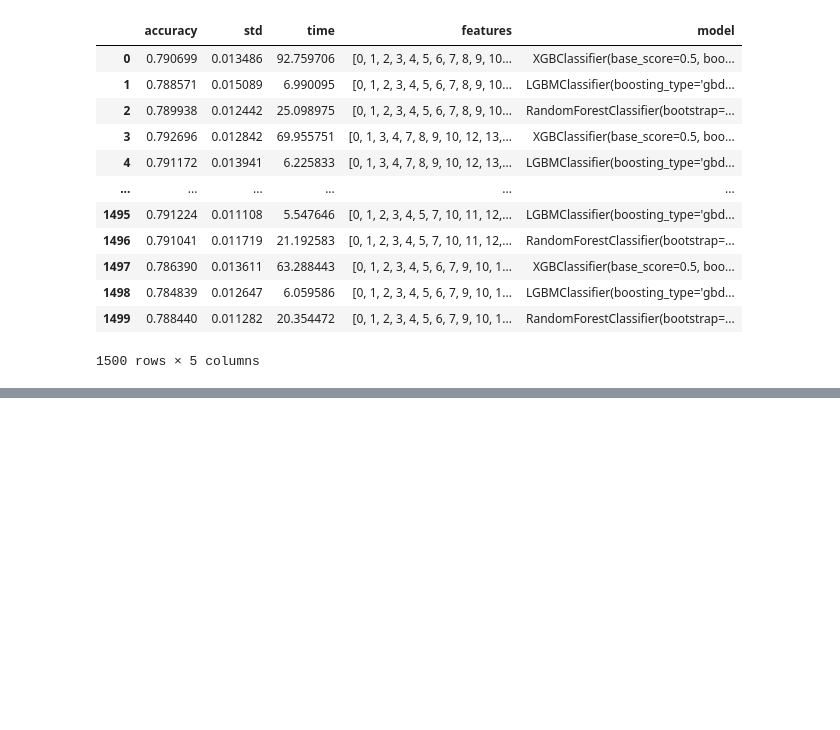
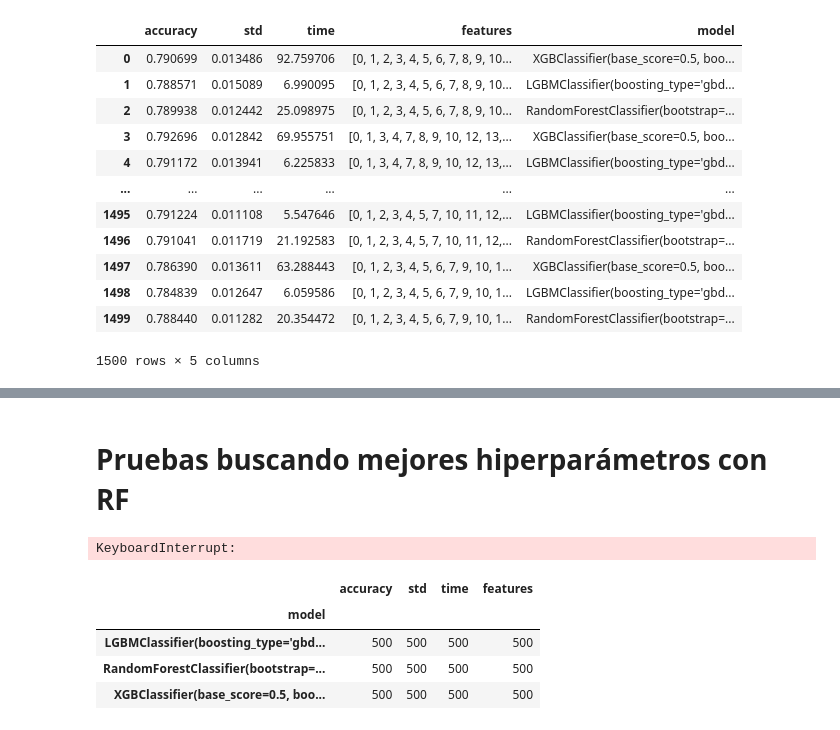
Before and after one commit to danielacarrero/orga-datos, a Jupyter notebook: TP2/tree ensamble/tree_ensamble.ipynb, the cells around one changed output, grey strips where cells are left out. Cells and saved outputs as stored; diff of their text form; code cells hidden in the pictures; blank space fills up the shorter version.

```diff
--- a/TP2/tree ensamble/tree_ensamble.ipynb
+++ b/TP2/tree ensamble/tree_ensamble.ipynb
@@ -110,0 +166,2 @@ results_df.nsma(10,'accuracy')
+# %% [markdown]
+# Pruebas buscando mejores hiperparámetros con RF
@@ -110,0 +180,15 @@ results_df.nsma(10,'accuracy')
+# %%
+grid = get_grid_rf()
+results_rf_df = pd.DataFrame({})
+
+for features in best_features_rf:
+
+    rf_model = RandomForestClassifier(random_state = 1)
+    cv = RepeatedStratifiedKFold(n_splits=10,n_repeats=5,random_state=1)
+    grid_serch_CV = GridSearchCV(estimator = rf_model, param_grid = grid, cv = cv, n_jobs = 2, scoring = 'accuracy')
+    grid_serch_CV.fit(x_train.iloc[:,features], target)
+    results_rf_partial_df = pd.DataFrame(grid_serch_CV.cv_results_)
+    results_rf_partial_df['index_features'] = best_features_rf.index(features)
+    results_rf_df = results_rf_df.append(results_rf_partial_df,ignore_index=True)
+# %% [output]
+KeyboardInterrupt:
@@ -110,0 +197,8 @@ results_df.nsma(10,'accuracy')
+# %%
+results_df.groupby('model').count()
+# %% [output]
+|  | accuracy | std | time | features |
+| model |  |  |  |  |
+| LGBMClassifier(boosting_type='gbd... | 500 | 500 | 500 | 500 |
+| RandomForestClassifier(bootstrap=... | 500 | 500 | 500 | 500 |
+| XGBClassifier(base_score=0.5, boo... | 500 | 500 | 500 | 500 |
```
Also changed, not shown: parts of 11 cells of this notebook.
